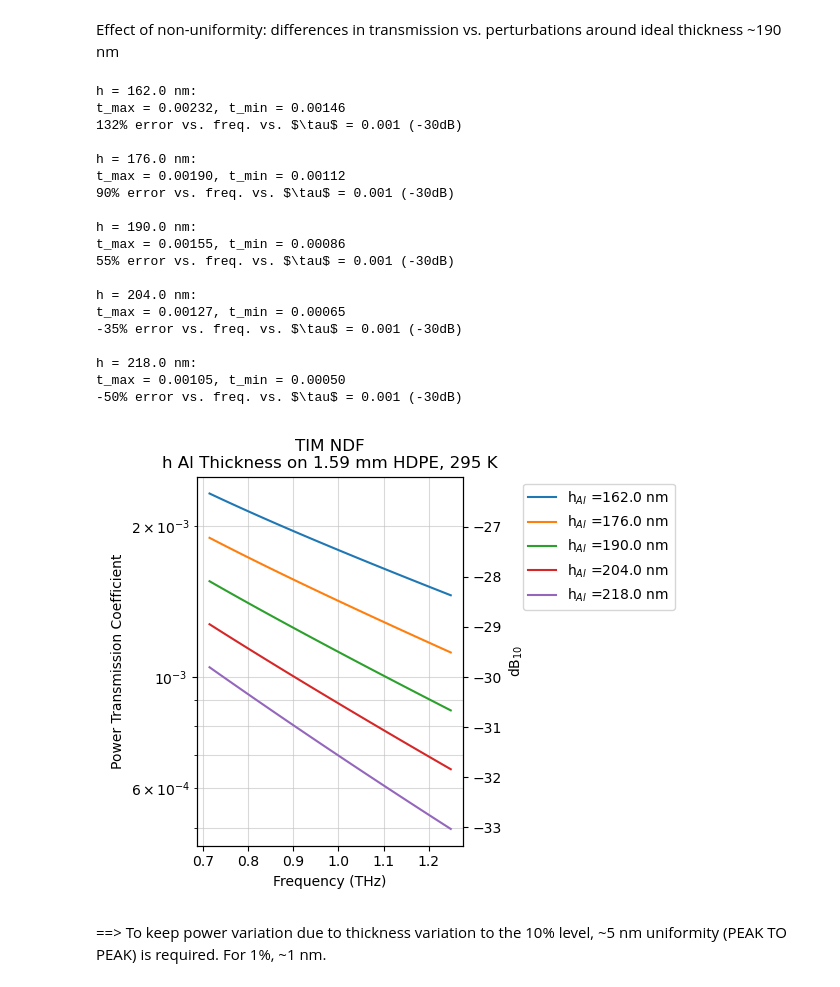
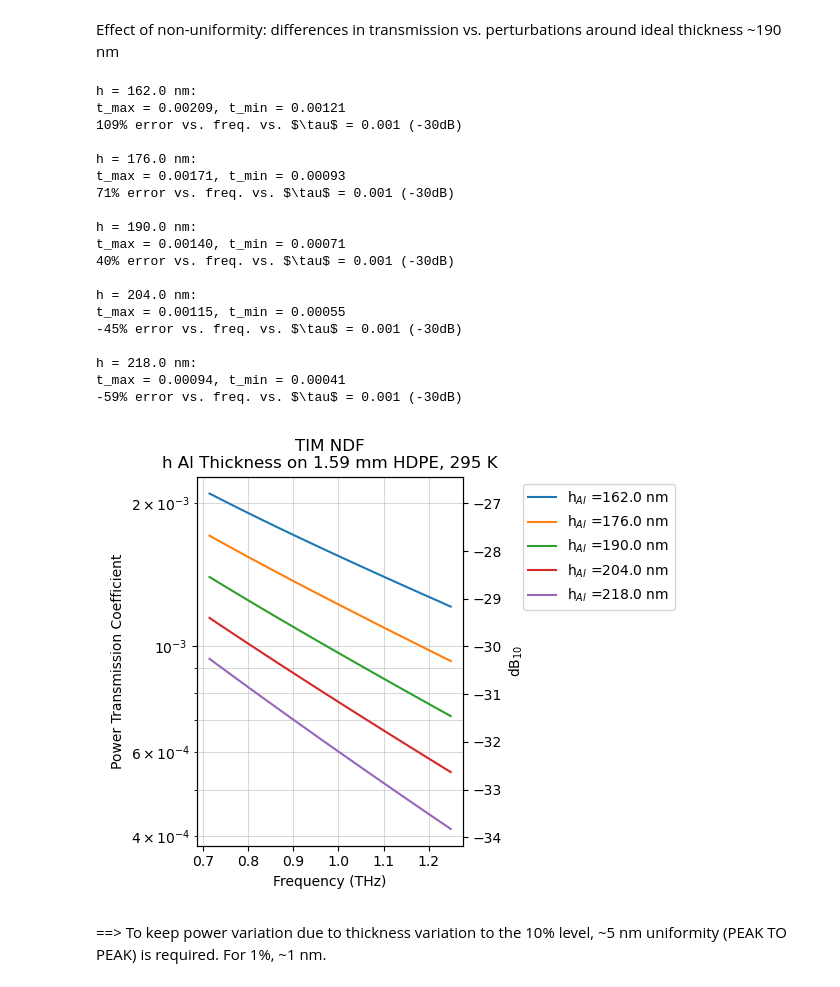
Before and after one commit to tim-balloon/tim-memos, a Jupyter notebook: ndf_calcs/al_transmission.ipynb, the cells around one changed output. Saved outputs shown, nothing was run; the diff lists cells and outputs as text; code cells hidden in the pictures.

```diff
--- a/ndf_calcs/al_transmission.ipynb
+++ b/ndf_calcs/al_transmission.ipynb
@@ -53,7 +53,7 @@ n2 = (n_al(f, h_sigma_al[1])).decompose().value
 n2 *= (370 / 379.21)
 
 # Si
-n3 = 3.4175
+n3 = (3.4175 + 1j * 0.000058207)
 d3 = 0.43 * u.mm
 
 # Vacuum
@@ -109,8 +113,8 @@ f = (c.c / lambd).to(u.THz)
 # HDPE
 # refractive index and extinction factor of HDPE is ~frequency-independent from 40-200 um:
 # Smith and Loewenstein 1975: HDPE; n,k 40.0–200 µm via https://refractiveindex.info/?shelf=organic&book=polyethylene&page=Smith
-n3 = 1.518
-# k3 = 0.0022
+k3 = 0.0022
+n3 = 1.518 + 1j * k3
 d3 = (1. / 16.) * 25.4 * u.mm
 
 fig, ax = plt.subplots(figsize=(8,4))
@@ -166,8 +170,8 @@ f = (c.c / lambd).to(u.THz)
 # HDPE
 # refractive index and extinction factor of HDPE is ~frequency-independent from 40-200 um:
 # Smith and Loewenstein 1975: HDPE; n,k 40.0–200 µm via https://refractiveindex.info/?shelf=organic&book=polyethylene&page=Smith
-n3 = 1.518
-# k3 = 0.0022
+k3 = 0.0022
+n3 = 1.518 + 1j * k3
 d3 = (1. / 16.) * 25.4 * u.mm
 
 fig, ax = plt.subplots()
@@ -196,44 +200,44 @@ for h in np.linspace(tgt_thick - expected_ptp/2, tgt_thick + expected_ptp/2, 5):
     t_mag_power = np.abs((n2 / n1) * (np.abs(t)**2))
     ax.plot(f, t_mag_power, label='h$_{Al}$ =' +f'{h}')
     ax_right.scatter(f, 10 * np.log10(t_mag_power), alpha=0.0)
 
     print(f'h = {h}:\nt_max = {t_mag_power.max():.5f}, t_min = {t_mag_power.min():.5f}')
     biggest_diff_idx = np.argmax(np.abs(t_mag_power - 0.001))
     print(f'{100 * (t_mag_power - 0.001)[biggest_diff_idx] / 0.001:.0f}% error vs. freq. vs. $\\tau$ = 0.001 (-30dB)\n')
 
 min_t = t_mag_power.min()
 
 ax.legend(bbox_to_anchor=(1.2, 1))
 ax.set_yscale('log')
 ax_right.set_ylabel('dB$_{10}$')
 
 ax.set_title(f'TIM NDF\nh Al Thickness on {d3:.2f} HDPE, 295 K')
 ax.set_xlabel(f'Frequency ({str(f[0].unit)})')
 ax.set_ylabel('Power Transmission Coefficient')
 ax.grid(True, which='both', color='silver', alpha=0.6)
 
 fig.tight_layout()
 # %% [output]
 h = 162.0 nm:
-t_max = 0.00232, t_min = 0.00146
-132% error vs. freq. vs. $\tau$ = 0.001 (-30dB)
+t_max = 0.00209, t_min = 0.00121
+109% error vs. freq. vs. $\tau$ = 0.001 (-30dB)
 
 h = 176.0 nm:
-t_max = 0.00190, t_min = 0.00112
-90% error vs. freq. vs. $\tau$ = 0.001 (-30dB)
+t_max = 0.00171, t_min = 0.00093
+71% error vs. freq. vs. $\tau$ = 0.001 (-30dB)
 
 h = 190.0 nm:
-t_max = 0.00155, t_min = 0.00086
-55% error vs. freq. vs. $\tau$ = 0.001 (-30dB)
+t_max = 0.00140, t_min = 0.00071
+40% error vs. freq. vs. $\tau$ = 0.001 (-30dB)
 
 h = 204.0 nm:
-t_max = 0.00127, t_min = 0.00065
--35% error vs. freq. vs. $\tau$ = 0.001 (-30dB)
+t_max = 0.00115, t_min = 0.00055
+-45% error vs. freq. vs. $\tau$ = 0.001 (-30dB)
 
 h = 218.0 nm:
-t_max = 0.00105, t_min = 0.00050
--50% error vs. freq. vs. $\tau$ = 0.001 (-30dB)
+t_max = 0.00094, t_min = 0.00041
+-59% error vs. freq. vs. $\tau$ = 0.001 (-30dB)
-[figure, old version]
+[figure, new version]
 # %% [markdown]
 ==> To keep power variation due to thickness variation to the 10% level, ~5 nm uniformity (PEAK TO PEAK) is required.
 For 1%, ~1 nm.
```
Also changed, not shown: parts of 4 cells of this notebook.
